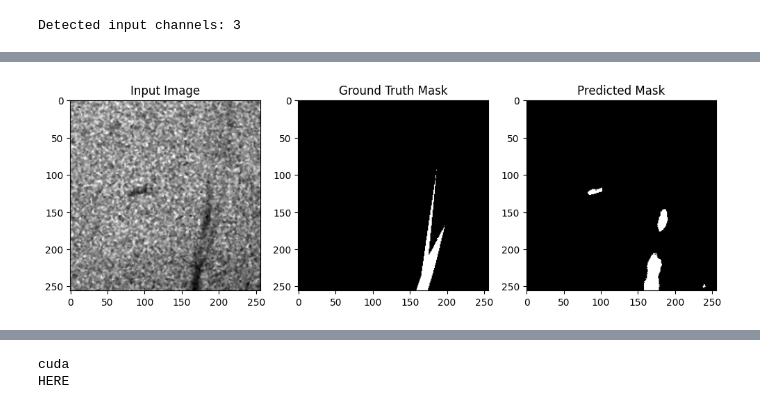
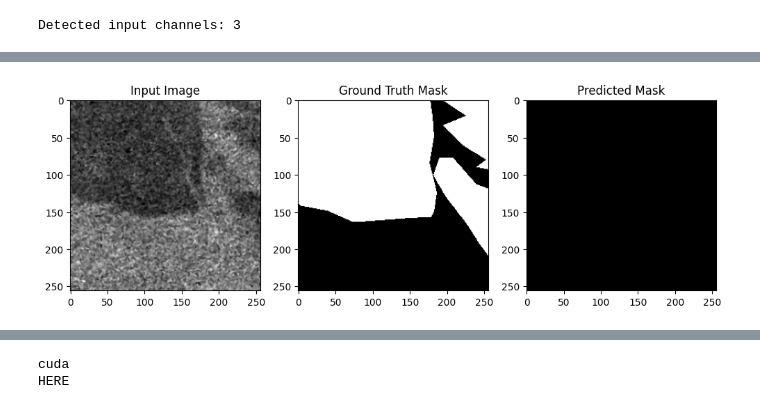
Before and after one commit to piyush-ranjan2005/Oil_Spill_Detection-, a Jupyter notebook: oilspilldetection.ipynb, the cells around one changed output, grey strips where cells are left out. Saved outputs shown, nothing was run; the diff lists cells and outputs as text; code cells hidden in the pictures.

```diff
--- a/oilspilldetection.ipynb
+++ b/oilspilldetection.ipynb
@@ -363,24 +396,3 @@ device = "cuda" if torch.cuda.is_available() else "cpu"
 model = AttentionUNet(in_channels=1, out_channels=1).to(device)
 
 optimizer = torch.optim.Adam(model.parameters(), lr=1e-4)
-# %%
-#training loop
-epochs = 5
-
-for epoch in range(epochs):
-    model.train()
-    epoch_loss = 0
-
-    for imgs, masks in train_loader:
-        imgs = imgs.to(device)
-        masks = masks.to(device)
-
-        optimizer.zero_grad()
-        outputs = model(imgs)
-        loss = combined_loss(outputs, masks)
-        loss.backward()
-        optimizer.step()
-
-        epoch_loss += loss.item()
-
-    print(f"Epoch [{epoch+1}/{epochs}], Loss: {epoch_loss/len(train_loader):.4f}")
@@ -393,28 +410,28 @@ Epoch [5/5], Loss: 0.6882
 # %%
 #visualizing one prediction
 model.eval()
-img, mask = train_dataset[1]
+img, mask = train_dataset[0]
 
 with torch.no_grad():
     pred = torch.sigmoid(model(img.unsqueeze(0).to(device)))[0][0].cpu().numpy()
 
 plt.figure(figsize=(12,4))
 
 plt.subplot(1,3,1)
 plt.imshow(img[0], cmap='gray')
 plt.title("Input Image")
 
 plt.subplot(1,3,2)
 plt.imshow(mask[0], cmap='gray')
 plt.title("Ground Truth Mask")
 
 plt.subplot(1,3,3)
 plt.imshow(pred > 0.5, cmap='gray')
 plt.title("Predicted Mask")
 
 plt.show()
 # %% [output]
-[figure, old version]
+[figure, new version]
 # %%
 #module 4
 # %%
```
Also changed, not shown: parts of 24 cells of this notebook.
